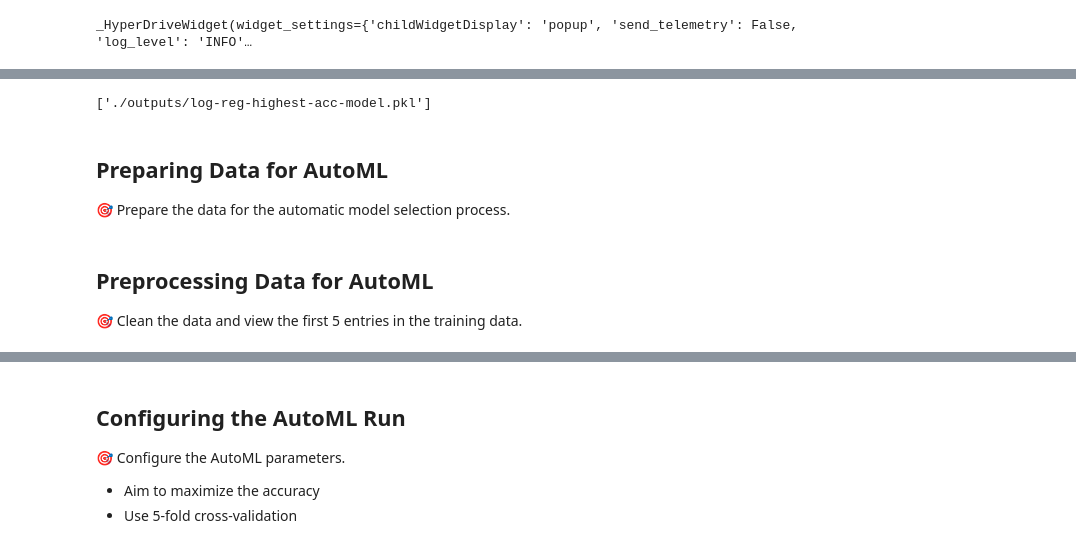
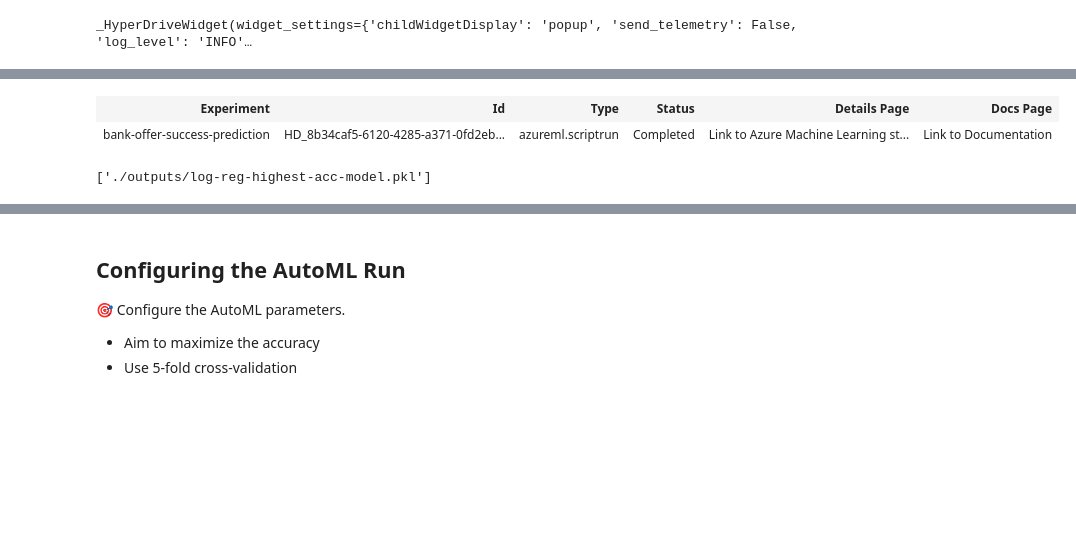
Before and after one commit to radandreicristian/azureml-optimization, a Jupyter notebook: driver.ipynb, the cells around one changed output, grey strips where cells are left out. Cells and saved outputs as stored; diff of their text form; code cells hidden in the pictures; blank space fills up the shorter version.

```diff
--- a/driver.ipynb
+++ b/driver.ipynb
@@ -64,7 +64,7 @@ from azureml.train.hyperdrive.parameter_expressions import uniform, randint
 import os
 
 sampler = RandomParameterSampling(parameter_space = {"C": uniform(0, 10),
-                                                "max_iter": randint(100)})
+                                                "max_iter": randint(3000)})
 
 policy = BanditPolicy(evaluation_interval = 1, slack_factor = 0.2, delay_evaluation = 5)
 
@@ -101 +130,10 @@ _HyperDriveWidget(widget_settings={'childWidgetDisplay': 'popup', 'send_telemetr
+# %%
+import joblib
+from sklearn.linear_model import LogisticRegression
+
+highest_accuracy_run = hyperdrive_run.get_best_run_by_primary_metric()
+highest_accuracy_run
+# %% [output]
+| Experiment | Id | Type | Status | Details Page | Docs Page |
+| bank-offer-success-prediction | HD_8b34caf5-6120-4285-a371-0fd2eb... | azureml.scriptrun | Completed | Link to Azure Machine Learning st... | Link to Documentation |
 # %%
@@ -108,7 +141,3 @@ highest_accuracy_log_reg_model = LogisticRegression(C=7.78, max_iter=65)
 joblib.dump(highest_accuracy_log_reg_model, './outputs/log-reg-highest-acc-model.pkl')
 # %% [output]
 ['./outputs/log-reg-highest-acc-model.pkl']
-# %% [markdown]
-## Preparing Data for AutoML
-
-🎯 Prepare the data for the automatic model selection process.
@@ -121,4 +143,0 @@ ds = TabularDatasetFactory.from_delimited_files(path=csv_path)
-# %% [markdown]
-## Preprocessing Data for AutoML
-
-🎯 Clean the data and view the first 5 entries in the training data.
```
Also changed, not shown: parts of 13 cells of this notebook, 3 other files.
